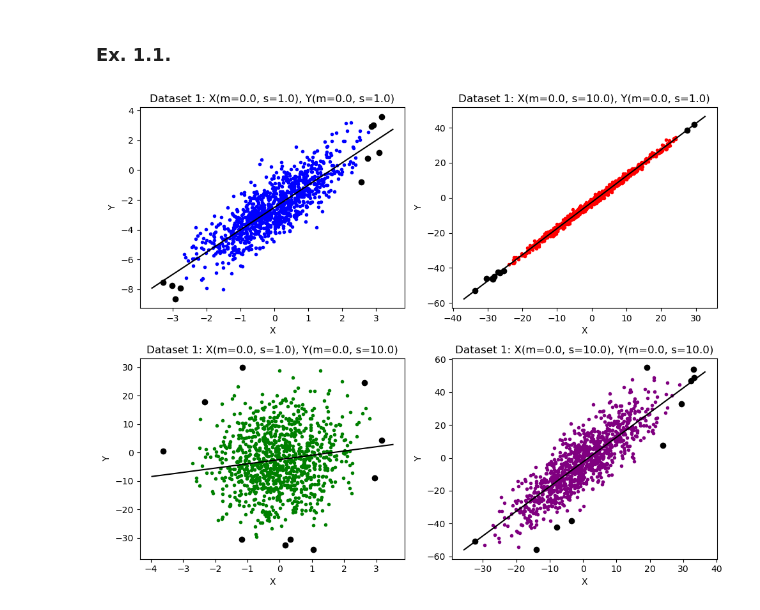
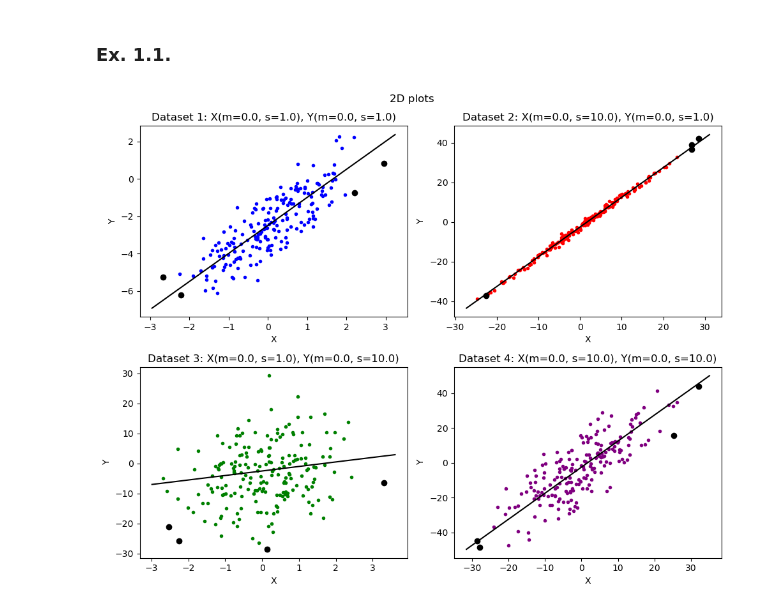
Before and after one commit to popastefan10/AnomalyDetectionLab, a Jupyter notebook: Lab 2/main.ipynb, the cells around one changed output. Saved outputs shown, nothing was run; the diff lists cells and outputs as text; code cells hidden in the pictures.

```diff
--- a/Lab 2/main.ipynb
+++ b/Lab 2/main.ipynb
@@ -15,15 +15,15 @@ def generate_dataset(
     a: float = 1.5,
     b: float = -2.5,
     c: float = 3.0,
-    n_dims: int = 1,
+    n_dims: int = 2,
 ) -> tuple[np.ndarray, np.ndarray, np.ndarray]:
-    if n_dims == 1:
+    if n_dims == 2:
         coef = np.array([a, b])
-    elif n_dims == 2:
+    elif n_dims == 3:
         coef = np.array([a, b, c])
     else:
         raise RuntimeError(f"n_dims={n_dims} not supported.")
-    X = np.random.normal(loc=mean_x, scale=std_x, size=(n_points, n_dims))
+    X = np.random.normal(loc=mean_x, scale=std_x, size=(n_points, n_dims - 1))
     eps = np.random.normal(loc=mean_y, scale=std_y, size=n_points)
     y = np.hstack([X, np.ones(shape=(n_points, 1))]) @ coef + eps
 
@@ -45,9 +45,11 @@ def plot_datasets(
     leverage_scores: list[np.ndarray],
     colors: list[str],
     titles: list[str],
+    fig_title: str,
     contamination: float = 0.1,
+    n_dims: int = 2
 ) -> None:
-    fig, axs = plt.subplots(nrows=2, ncols=2)
+    fig, axs = plt.subplots(nrows=2, ncols=2, subplot_kw=dict(projection="3d") if n_dims == 3 else None)
     fig.set_figwidth(10.0)
     fig.set_figheight(8.0)
     for ax, (X, y, coef), leverage_scores_, color, title in zip(
@@ -55,36 +57,50 @@ def plot_datasets(
     ):
         ax: Axes
         # Plot normal points
-        ax.scatter(X, y, c=color, marker=".")
+        coords = [X, y] if n_dims == 2 else [X[:, 0], X[:, 1], y]
+        ax.scatter(*coords, c=color, marker=".")
         # Plot outliers
         threshold = np.quantile(leverage_scores_, 1 - contamination)
         Xo = X[leverage_scores_ >= threshold]
         yo = y[leverage_scores_ >= threshold]
-        ax.scatter(Xo, yo, color="black")
+        coords = [Xo, yo] if n_dims == 2 else [Xo[:, 0], Xo[:, 1], yo]
+        ax.scatter(*coords, color="black")
         xs = np.expand_dims(np.array(ax.get_xlim()), axis=1)
-        ax.plot(xs, np.hstack([xs, np.ones(shape=xs.shape)]) @ coef, color="black")
+        ys = np.expand_dims(np.array(ax.get_xlim()), axis=1)
+        coords = [xs] if n_dims == 2 else [xs, ys]
+        zs = np.hstack([*coords, np.ones(shape=xs.shape)]) @ coef
+        coords = [xs.squeeze(), zs] if n_dims == 2 else [xs.squeeze(), ys.squeeze(), zs]
+        ax.plot(*coords, color="black")
         ax.set_xlabel("X")
         ax.set_ylabel("Y")
         ax.set_title(title)
+    plt.suptitle(fig_title)
     plt.tight_layout()
+    plt.savefig(fig_title.lower().replace(" ", "_"))
     plt.show()
 # %%
 means_x = [0.0, 0.0, 0.0, 0.0]
 stds_x = [1.0, 10.0, 1.0, 10.0]
 means_y = [0.0, 0.0, 0.0, 0.0]
 stds_y = [1.0, 1.0, 10.0, 10.0]
 datasets_1d = [
-    generate_dataset(mean_x, std_x, mean_y, std_y, n_points=1000)
+    generate_dataset(mean_x, std_x, mean_y, std_y, n_points=200, n_dims=2)
     for mean_x, std_x, mean_y, std_y in zip(means_x, stds_x, means_y, stds_y)
 ]
 leverage_scores = [compute_leverage_scores(X=np.hstack((ds[0], np.expand_dims(ds[1], axis=1)))) for ds in datasets_1d]
 
 titles = [
-    f"Dataset 1: X(m={mean_x}, s={std_x}), Y(m={mean_y}, s={std_y})"
-    for mean_x, std_x, mean_y, std_y in zip(means_x, stds_x, means_y, stds_y)
+    f"Dataset {idx + 1}: X(m={mean_x}, s={std_x}), Y(m={mean_y}, s={std_y})"
+    for idx, (mean_x, std_x, mean_y, std_y) in enumerate(zip(means_x, stds_x, means_y, stds_y))
 ]
 plot_datasets(
-    datasets_1d, leverage_scores, colors=["blue", "red", "green", "purple"], titles=titles, contamination=0.01
+    datasets_1d,
+    leverage_scores,
+    colors=["blue", "red", "green", "purple"],
+    titles=titles,
+    fig_title="2D plots",
+    contamination=0.02,
+    n_dims=2,
 )
 # %% [output]
-[figure, old version]
+[figure, new version]
```
Also changed, not shown: parts of 1 cell of this notebook, 2 other files.
